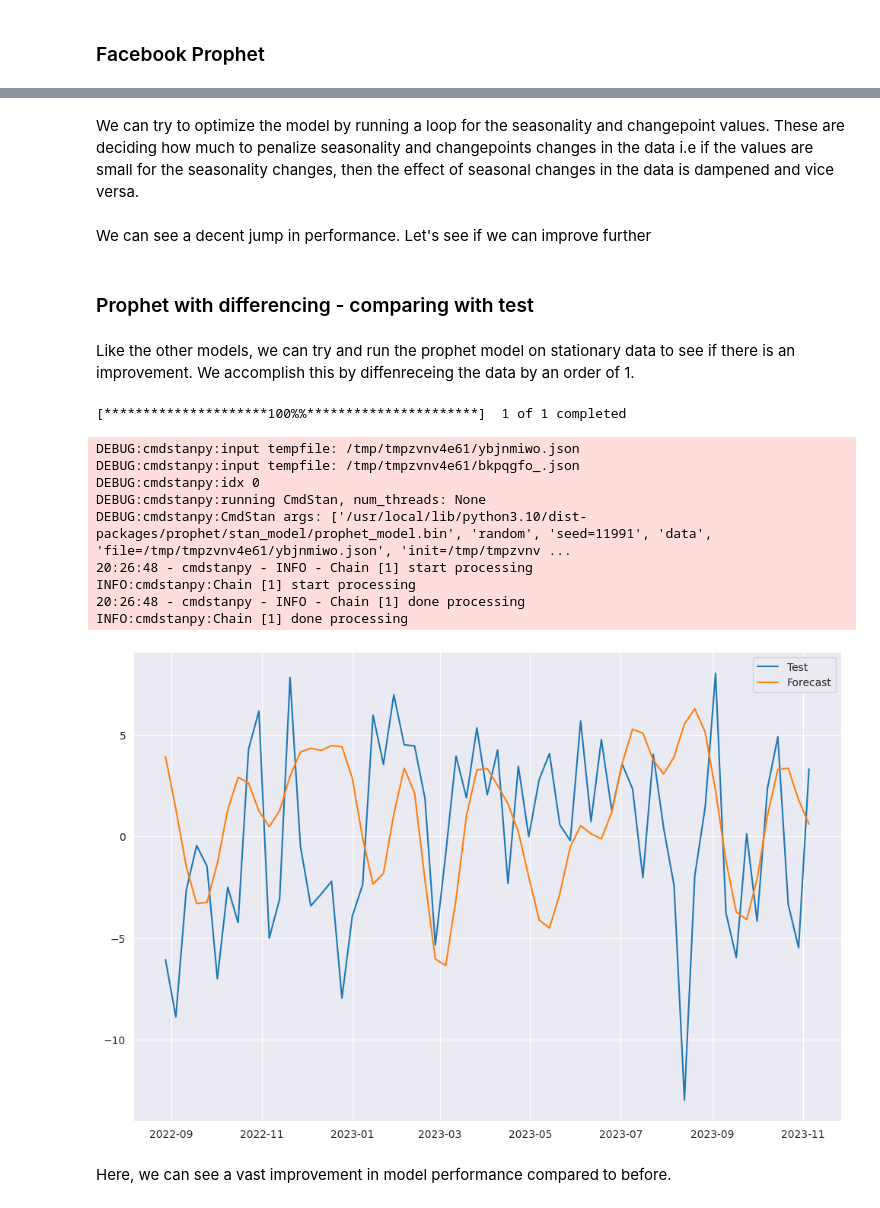
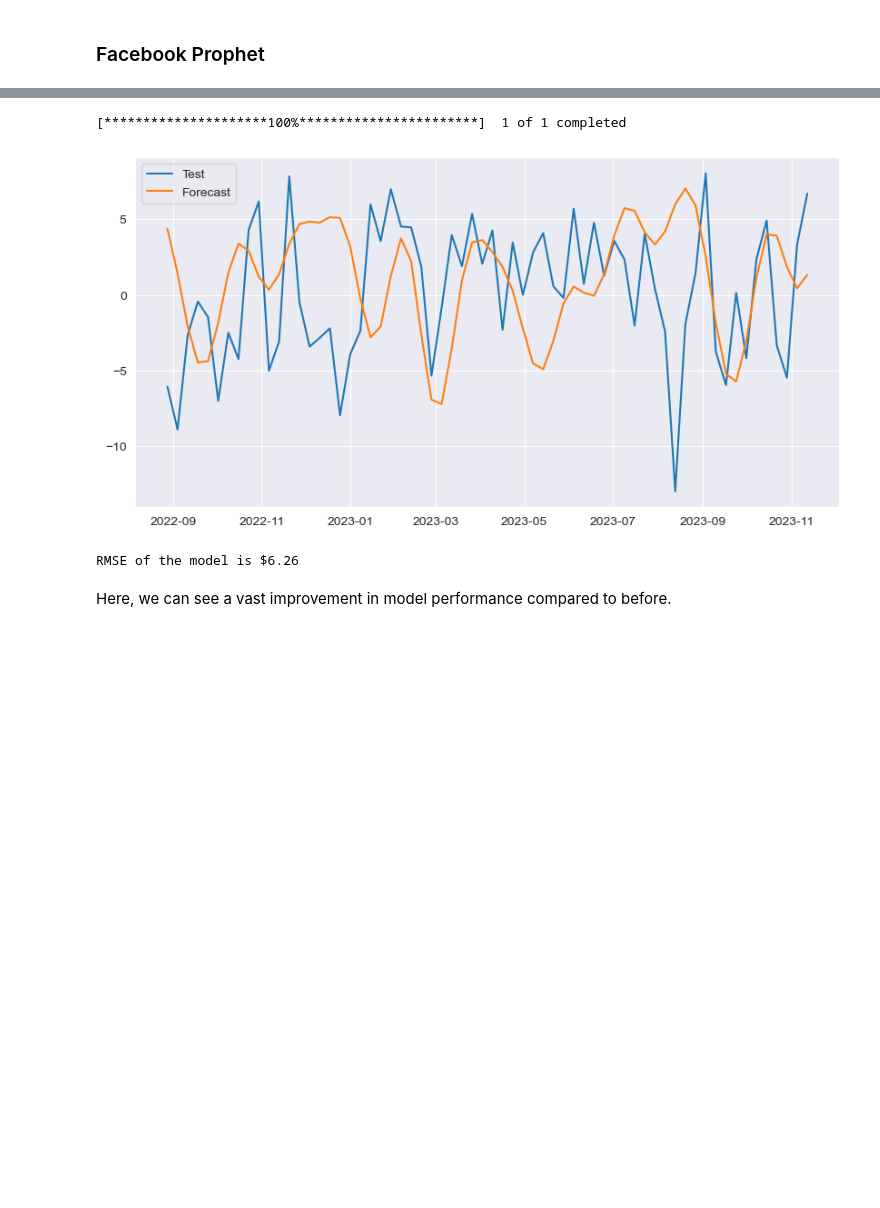
Before and after one commit to rahulakrish/portfolio_builder, a Jupyter notebook: code/new.ipynb, the cells around one changed output, grey strips where cells are left out. Saved outputs shown, nothing was run; the diff lists cells and outputs as text; code cells hidden in the pictures; blank space fills up the shorter version.

Commit message:
built function to plot predictions

```diff
--- a/code/new.ipynb
+++ b/code/new.ipynb
@@ -804,5 +980,3 @@ First, we will use the default parameters and the undifferenced data to to build
-# %% [markdown]
-We can try to optimize the model by running a loop for the seasonality and changepoint values. These are deciding how much to penalize seasonality and changepoints changes in the data i.e if the values are small for the seasonality changes, then the effect of seasonal changes in the data is dampened and vice versa.
 # %%
 # #run a loop for different regularization values
 
@@ -847,12 +1021,6 @@ We can try to optimize the model by running a loop for the seasonality and chang
 # print('----------------------------------------------')
 # print(f'Smallest RMSE after looping is ${new_error_fb}')
 # print(f'Original RMSE is ${error_fb}')
-# %% [markdown]
-We can see a decent jump in performance. Let's see if we can improve further
-# %% [markdown]
-### Prophet with differencing - comparing with test
-# %% [markdown]
-Like the other models, we can try and run the prophet model on stationary data to see if there is an improvement. We accomplish this by diffenreceing the data by an order of 1.
 # %%
 #get stock data
 df = yf.download('AAPL',start=start_date,end=end_date)
@@ -881,48 +1049,41 @@ m = Prophet(seasonality_mode='multiplicative',
             weekly_seasonality=True,
             daily_seasonality = True,
             yearly_seasonality = True,
             interval_width=0.90,
            )
 
 #fit
 m.fit(train)
 
 #forecasts - creating future dates using in built make_future_dataframe method
 future = m.make_future_dataframe(periods=len(test),freq='W',include_history=False)
 
 #predicting yhat
 forecast = m.predict(future)
 
 #creating a df of predicted values
 forecast_values = forecast[['ds', 'yhat']]
 
 #set the index for the plots
 forecast_values.set_index('ds',inplace=True)
 test.set_index('ds',inplace=True)
 
 #plotting results
-fig,ax=plt.subplots(figsize=(12,8))
+fig,ax=plt.subplots(figsize=(10,5))
 # ax.plot(train,label='Train')
 ax.plot(test,label='Test')
 # ax.plot(df_weekly,label='Current Price')
 ax.plot(forecast_values['yhat'],label='Forecast')
 # ax.fill_between(test.index,forecast_values['yhat_lower'],forecast_values['yhat_upper'],color='g',alpha=0.1);
 ax.legend();
 # %% [output]
-[*********************100%%**********************]  1 of 1 completed
+[*********************100%***********************]  1 of 1 completed
-DEBUG:cmdstanpy:input tempfile: /tmp/tmpzvnv4e61/ybjnmiwo.json
-DEBUG:cmdstanpy:input tempfile: /tmp/tmpzvnv4e61/bkpqgfo_.json
-DEBUG:cmdstanpy:idx 0
-DEBUG:cmdstanpy:running CmdStan, num_threads: None
-DEBUG:cmdstanpy:CmdStan args: ['/usr/local/lib/python3.10/dist-packages/prophet/stan_model/prophet_model.bin', 'random', 'seed=11991', 'data', 'file=/tmp/tmpzvnv4e61/ybjnmiwo.json', 'init=/tmp/tmpzvnv ...
-20:26:48 - cmdstanpy - INFO - Chain [1] start processing
-INFO:cmdstanpy:Chain [1] start processing
-20:26:48 - cmdstanpy - INFO - Chain [1] done processing
-INFO:cmdstanpy:Chain [1] done processing
-[figure, old version]
+[figure, new version]
 # %%
-# #RMSE
-# error_fb_diff = round(np.sqrt(mean_squared_error(test,forecast_values['yhat'])),2)
-# print(f'RMSE of the model is ${error_fb_diff}')
+#RMSE
+error_fb = round(np.sqrt(mean_squared_error(test,forecast_values['yhat'])),2)
+print(f'RMSE of the model is ${error_fb}')
+# %% [output]
+RMSE of the model is $6.26
 # %% [markdown]
 Here, we can see a vast improvement in model performance compared to before.
```
Also changed, not shown: parts of 115 cells of this notebook.
